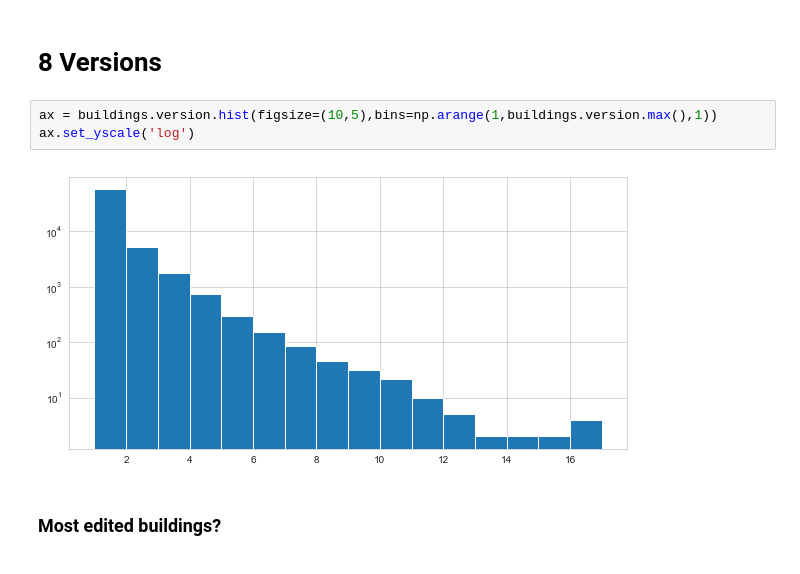
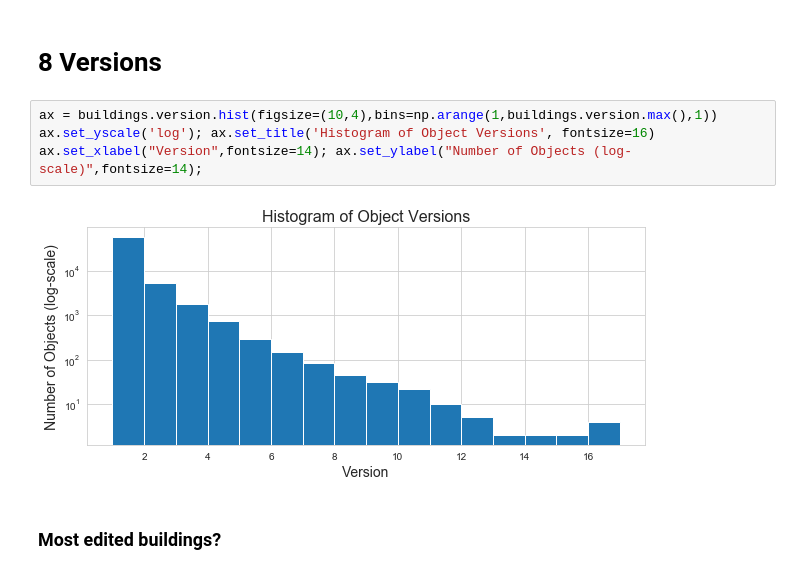
Before and after one commit to jenningsanderson/sotmus-analysis, a Jupyter notebook: analysis/Per-Edit-Analysis.ipynb, the cells around one changed output. Cells and saved outputs as stored; diff of their text form.

```diff
--- a/analysis/Per-Edit-Analysis.ipynb
+++ b/analysis/Per-Edit-Analysis.ipynb
@@ -163,10 +168,11 @@ Recommend downloading GEPHI: https://gephi.org/ to view this file
 # %% [markdown]
 # 8 Versions
 # %%
-ax = buildings.version.hist(figsize=(10,5),bins=np.arange(1,buildings.version.max(),1))
-ax.set_yscale('log')
+ax = buildings.version.hist(figsize=(10,4),bins=np.arange(1,buildings.version.max(),1))
+ax.set_yscale('log'); ax.set_title('Histogram of Object Versions', fontsize=16)
+ax.set_xlabel("Version",fontsize=14); ax.set_ylabel("Number of Objects (log-scale)",fontsize=14);
 # %% [output]
-[figure, old version]
+[figure, new version]
 # %% [markdown]
 ### Most edited buildings?
 # %%
```
Also changed, not shown: parts of 20 cells of this notebook, 8 other files.
